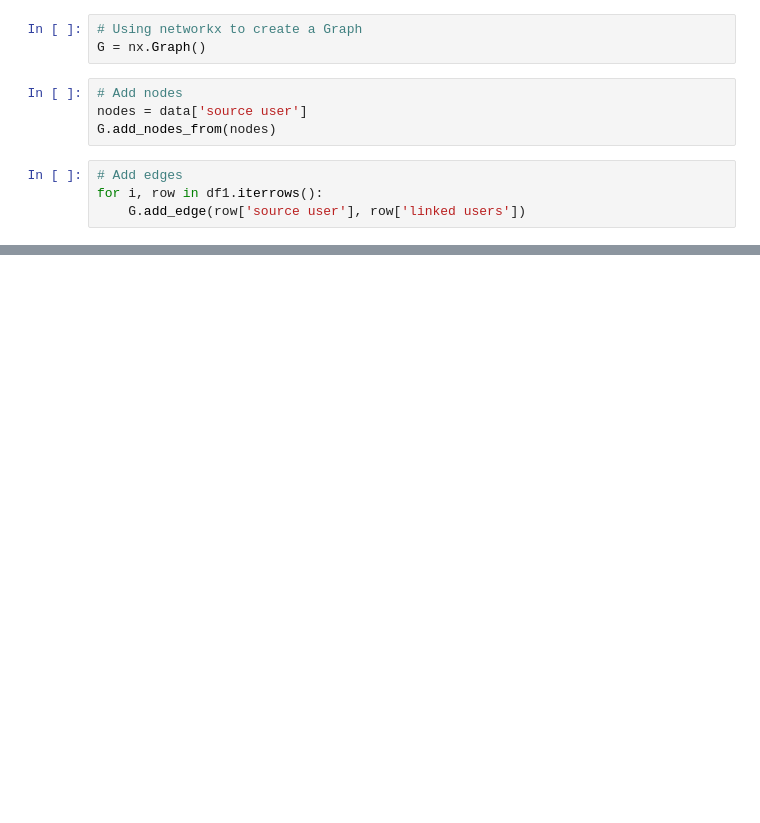
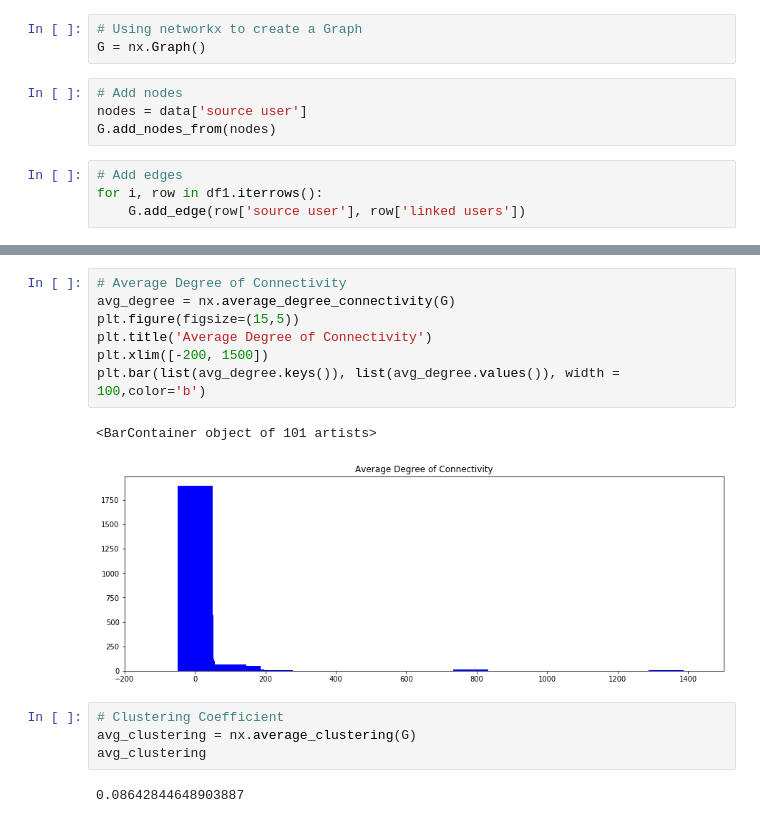
Before and after one commit to karkipra/CS-4440, a Jupyter notebook: Homework 1/Homework1.ipynb, the cells around one changed output, grey strips where cells are left out. Drawn from its saved outputs; the diff is of its cells as text; blank space fills up the shorter version.

```diff
--- a/Homework 1/Homework1.ipynb
+++ b/Homework 1/Homework1.ipynb
@@ -110,0 +121,16 @@ In this section, there is an analysis of key features of the graph, which includ
+# %%
+# Average Degree of Connectivity
+avg_degree = nx.average_degree_connectivity(G)
+plt.figure(figsize=(15,5))
+plt.title('Average Degree of Connectivity')
+plt.xlim([-200, 1500])
+plt.bar(list(avg_degree.keys()), list(avg_degree.values()), width = 100,color='b')
+# %% [output]
+<BarContainer object of 101 artists>
+[figure, added]
+# %%
+# Clustering Coefficient
+avg_clustering = nx.average_clustering(G)
+avg_clustering
+# %% [output]
+0.08642844648903887
```
Also changed, not shown: parts of 6 cells of this notebook, 1 other file.
